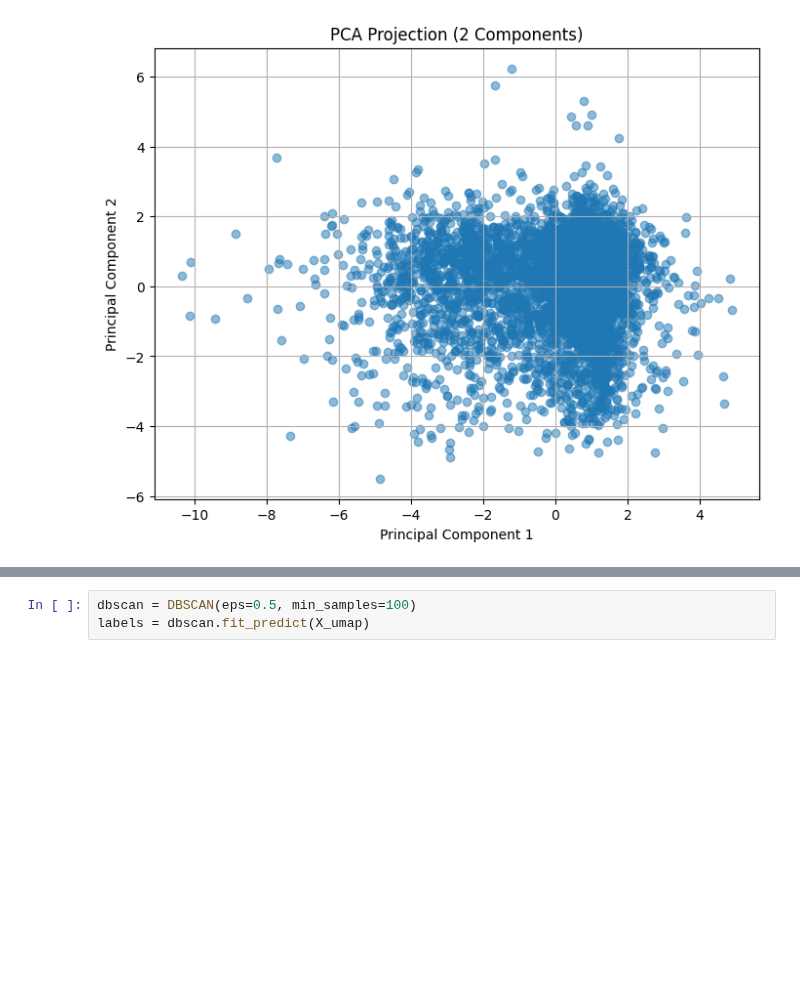
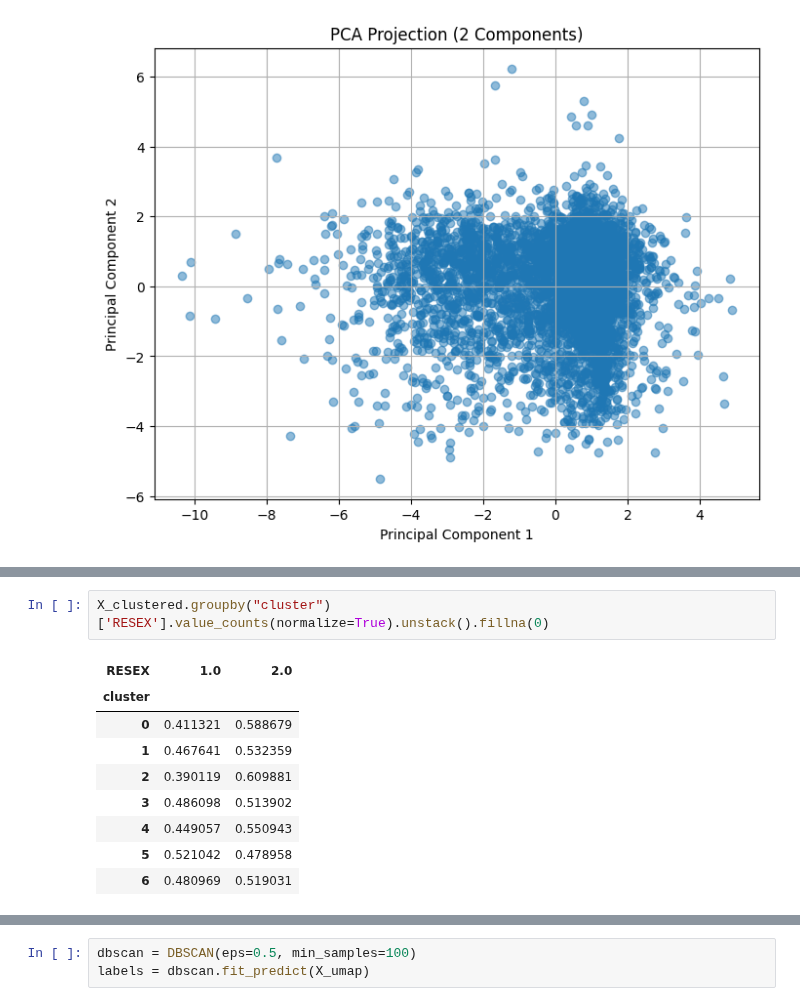
Before and after one commit to samroska/milestone-2-siads-696, a Jupyter notebook: Notebook1.ipynb, the cells around one changed output, grey strips where cells are left out. Drawn from its saved outputs; the diff is of its cells as text; blank space fills up the shorter version.

```diff
--- a/Notebook1.ipynb
+++ b/Notebook1.ipynb
@@ -151 +167,13 @@ X_clustered["cluster"] = labels
+# %%
+X_clustered.groupby("cluster")['RESEX'].value_counts(normalize=True).unstack().fillna(0)
+# %% [output]
+| RESEX | 1.0 | 2.0 |
+| cluster |  |  |
+| 0 | 0.411321 | 0.588679 |
+| 1 | 0.467641 | 0.532359 |
+| 2 | 0.390119 | 0.609881 |
+| 3 | 0.486098 | 0.513902 |
+| 4 | 0.449057 | 0.550943 |
+| 5 | 0.521042 | 0.478958 |
+| 6 | 0.480969 | 0.519031 |
 # %%
```
Also changed, not shown: parts of 11 cells of this notebook.
